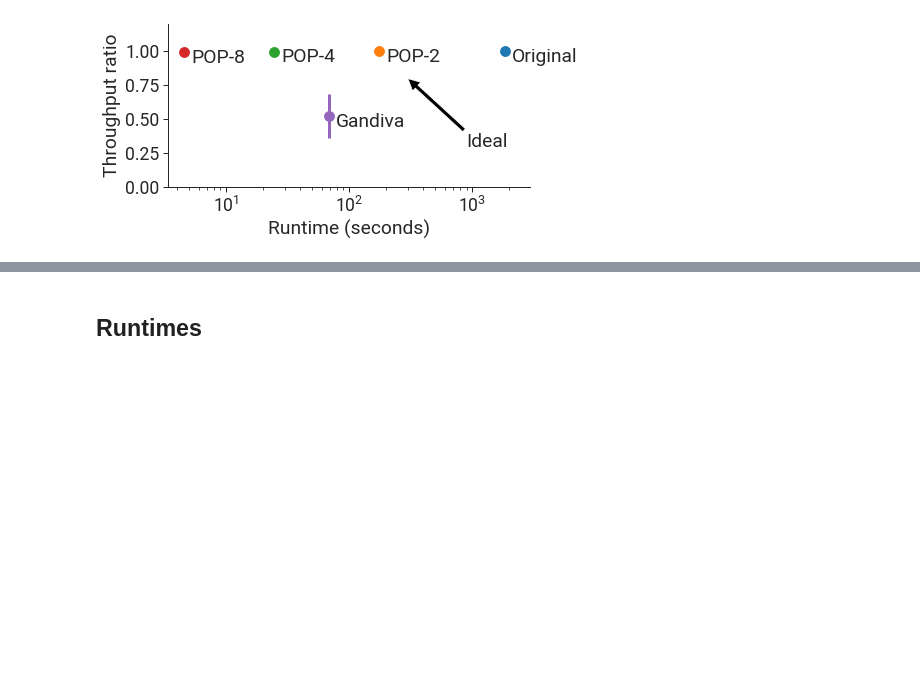
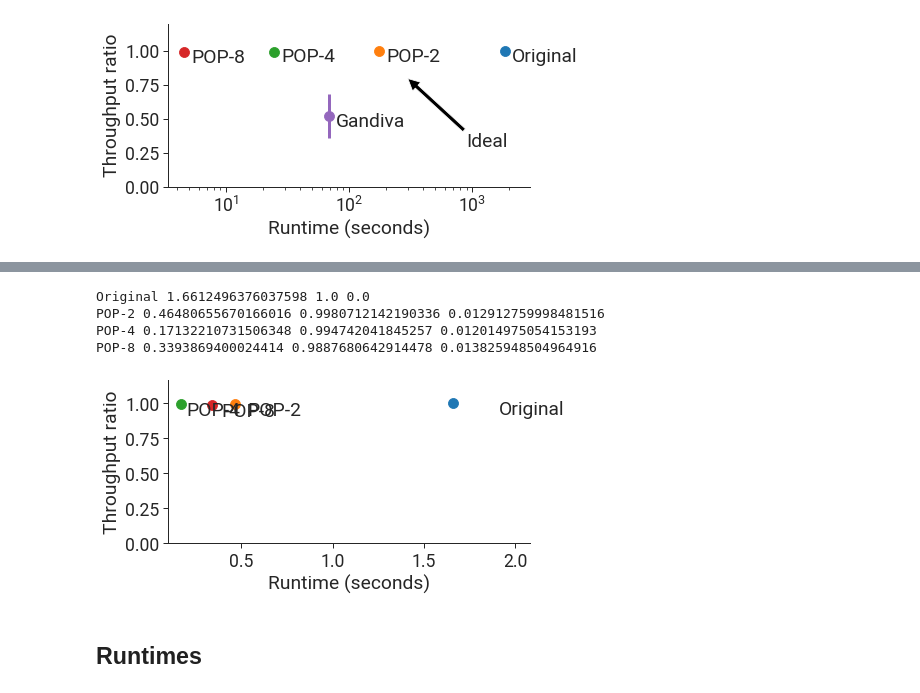
Before and after one commit to akshayka/gavel, a Jupyter notebook: scheduler/notebooks/figures/improved_scalability/max_min_fairness.ipynb, the cells around one changed output, grey strips where cells are left out. Drawn from its saved outputs; the diff is of its cells as text; code cells hidden in the pictures; blank space fills up the shorter version.

```diff
--- a/scheduler/notebooks/figures/improved_scalability/max_min_fairness.ipynb
+++ b/scheduler/notebooks/figures/improved_scalability/max_min_fairness.ipynb
@@ -233,3 +280,13 @@ POP-2 1.013866901397705 0.001306221614707118 0.00041171790457763077
+# %%
+plot_runtime_vs_effective_throughput_ratios(
+    runtimes, all_effective_throughputs_256, labels,
+    output_filename="effective_throughput_ratio_and_runtimes/num_jobs=256.pdf")
+# %% [output]
+Original 1.6612496376037598 1.0 0.0
+POP-2 0.46480655670166016 0.9980712142190336 0.012912759998481516
+POP-4 0.17132210731506348 0.994742041845257 0.012014975054153193
+POP-8 0.3393869400024414 0.9887680642914478 0.013825948504964916
+[figure, added]
 # %%
 labels = ['Original', 'POP-2', 'POP-4', 'POP-8', 'Gandiva']
 all_num_sub_clusters = [1, 2, 4, 8]
```
Also changed, not shown: parts of 5 cells of this notebook, 5 other files.
